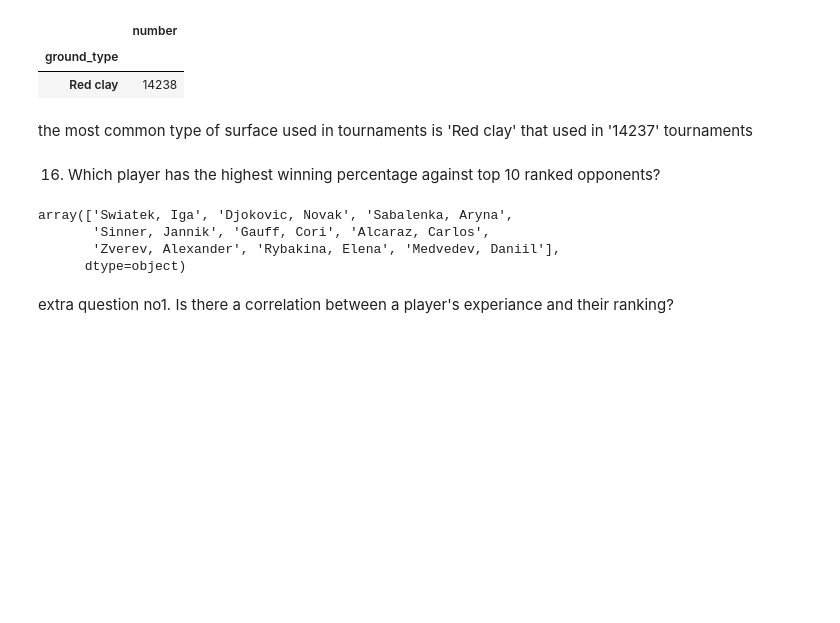
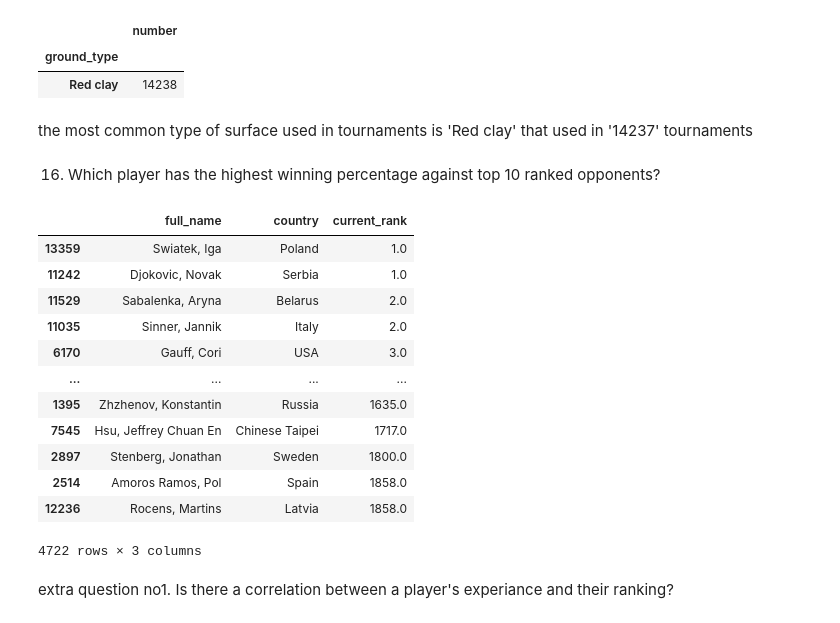
Before and after one commit to mahdieyehalavi/tennisMatchProject, a Jupyter notebook: part1.ipynb, the cells around one changed output. Saved outputs shown, nothing was run; the diff lists cells and outputs as text; code cells hidden in the pictures; blank space fills up the shorter version.

```diff
--- a/part1.ipynb
+++ b/part1.ipynb
@@ -189,12 +201,23 @@ the most common type of surface used in tournaments is 'Red clay' that used in '
 # %% [markdown]
 16. Which player has the highest winning percentage against top 10 ranked opponents?
 # %%
+
 country_current_rank['full_name'].unique()
+country_current_rank
 # %% [output]
+|  | full_name | country | current_rank |
+| 13359 | Swiatek, Iga | Poland | 1.0 |
+| 11242 | Djokovic, Novak | Serbia | 1.0 |
+| 11529 | Sabalenka, Aryna | Belarus | 2.0 |
+| 11035 | Sinner, Jannik | Italy | 2.0 |
+| 6170 | Gauff, Cori | USA | 3.0 |
+| ... | ... | ... | ... |
+| 1395 | Zhzhenov, Konstantin | Russia | 1635.0 |
+| 7545 | Hsu, Jeffrey Chuan En | Chinese Taipei | 1717.0 |
+| 2897 | Stenberg, Jonathan | Sweden | 1800.0 |
+| 2514 | Amoros Ramos, Pol | Spain | 1858.0 |
+| 12236 | Rocens, Martins | Latvia | 1858.0 |
-array(['Swiatek, Iga', 'Djokovic, Novak', 'Sabalenka, Aryna',
-       'Sinner, Jannik', 'Gauff, Cori', 'Alcaraz, Carlos',
-       'Zverev, Alexander', 'Rybakina, Elena', 'Medvedev, Daniil'],
-      dtype=object)
+4722 rows × 3 columns
 # %% [markdown]
 extra question no1.
  Is there a correlation between a player's experiance and their ranking?
```
Also changed, not shown: parts of 5 cells of this notebook.
